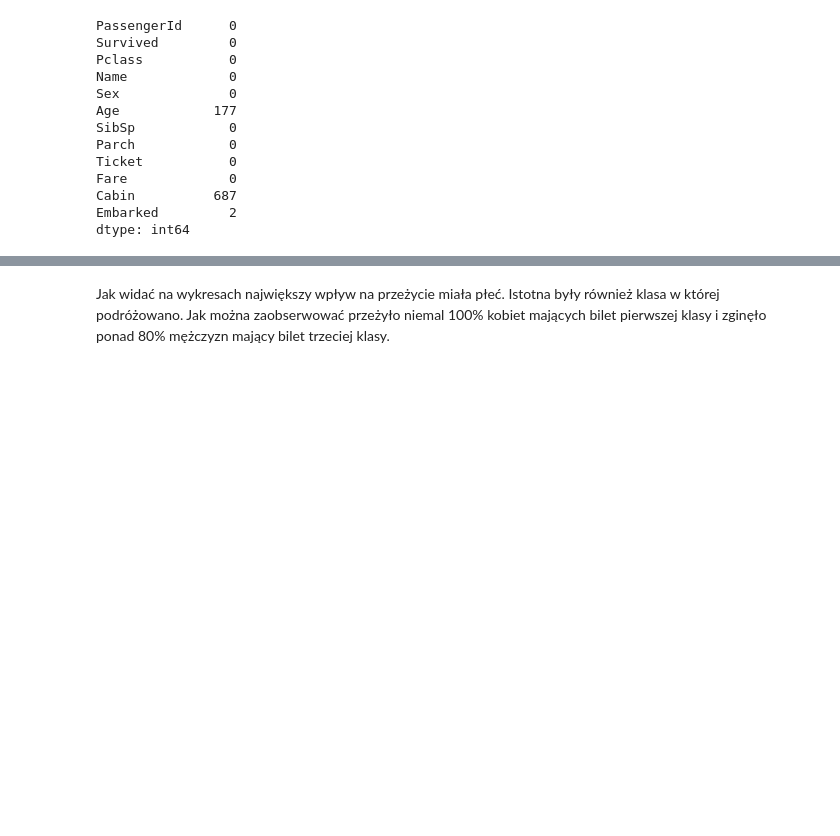
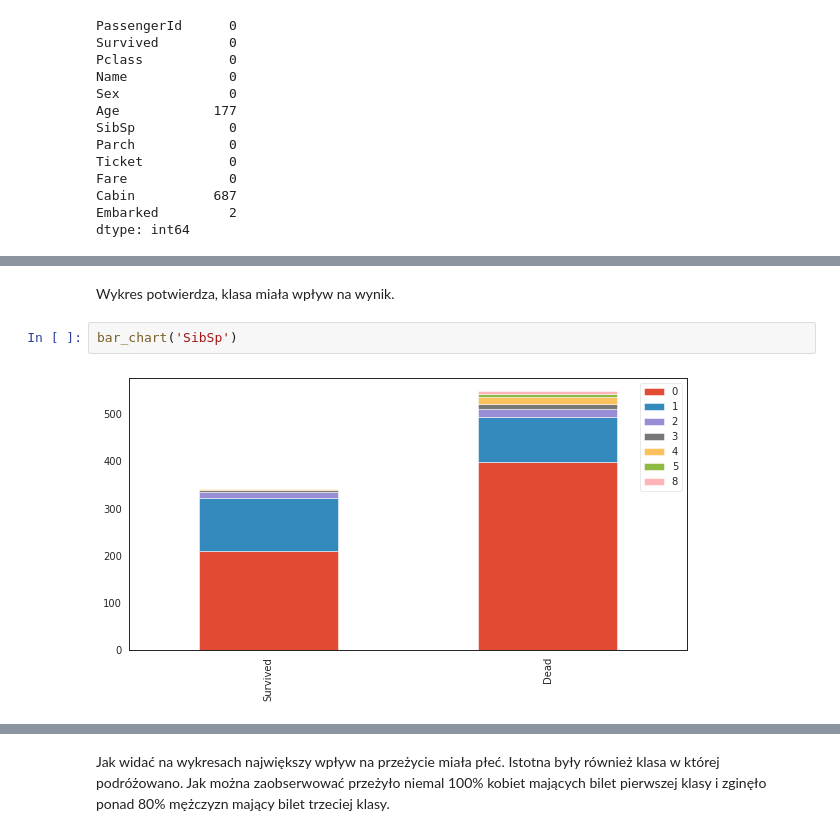
Before and after one commit to PGatak/basic_projects, a Jupyter notebook: titanic-ml/predict.ipynb, the cells around one changed output, grey strips where cells are left out. Cells and saved outputs as stored; diff of their text form; blank space fills up the shorter version.

```diff
--- a/titanic-ml/predict.ipynb
+++ b/titanic-ml/predict.ipynb
@@ -156,0 +121,6 @@ plt.tight_layout()
+# %% [markdown]
+Wykres potwierdza, klasa miała wpływ na wynik.
+# %%
+bar_chart('SibSp')
+# %% [output]
+[figure, added]
```
Also changed, not shown: parts of 183 cells of this notebook, 9 other files.
